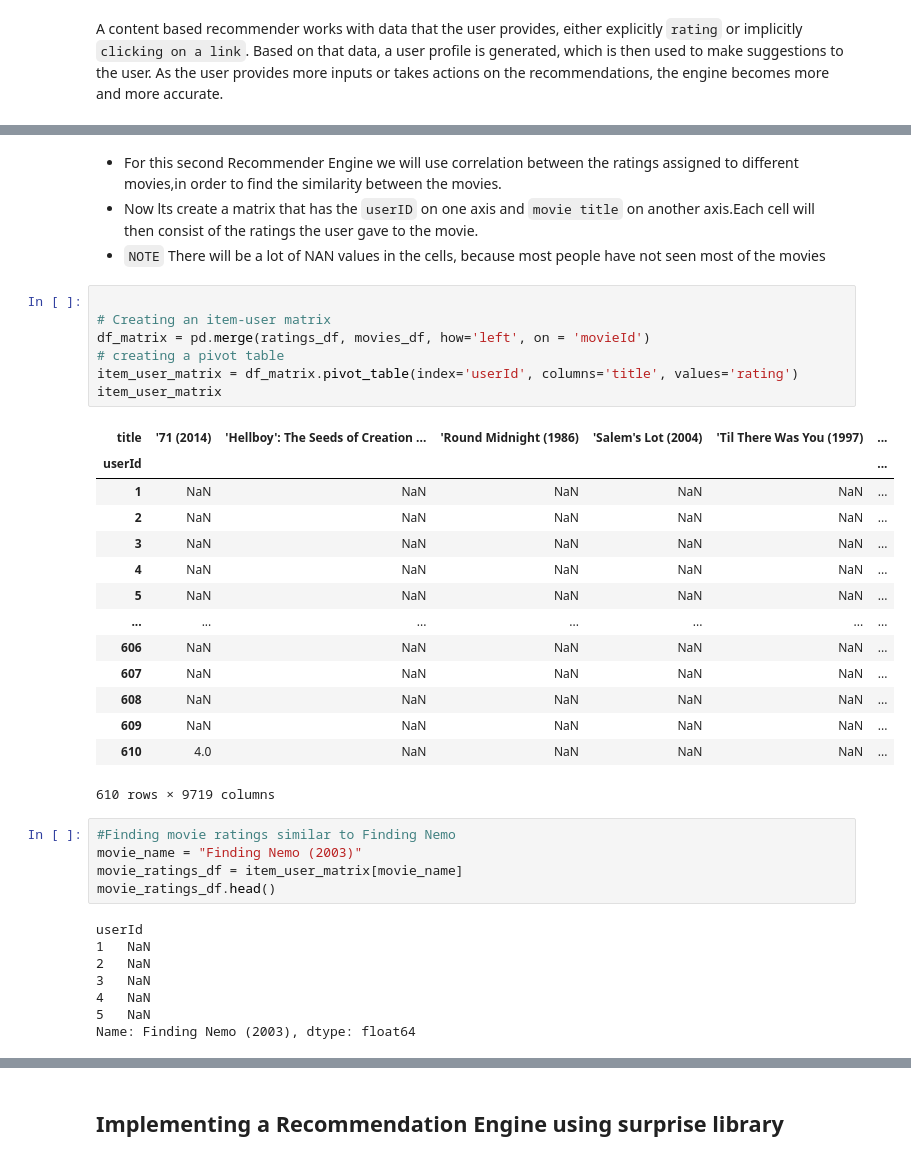
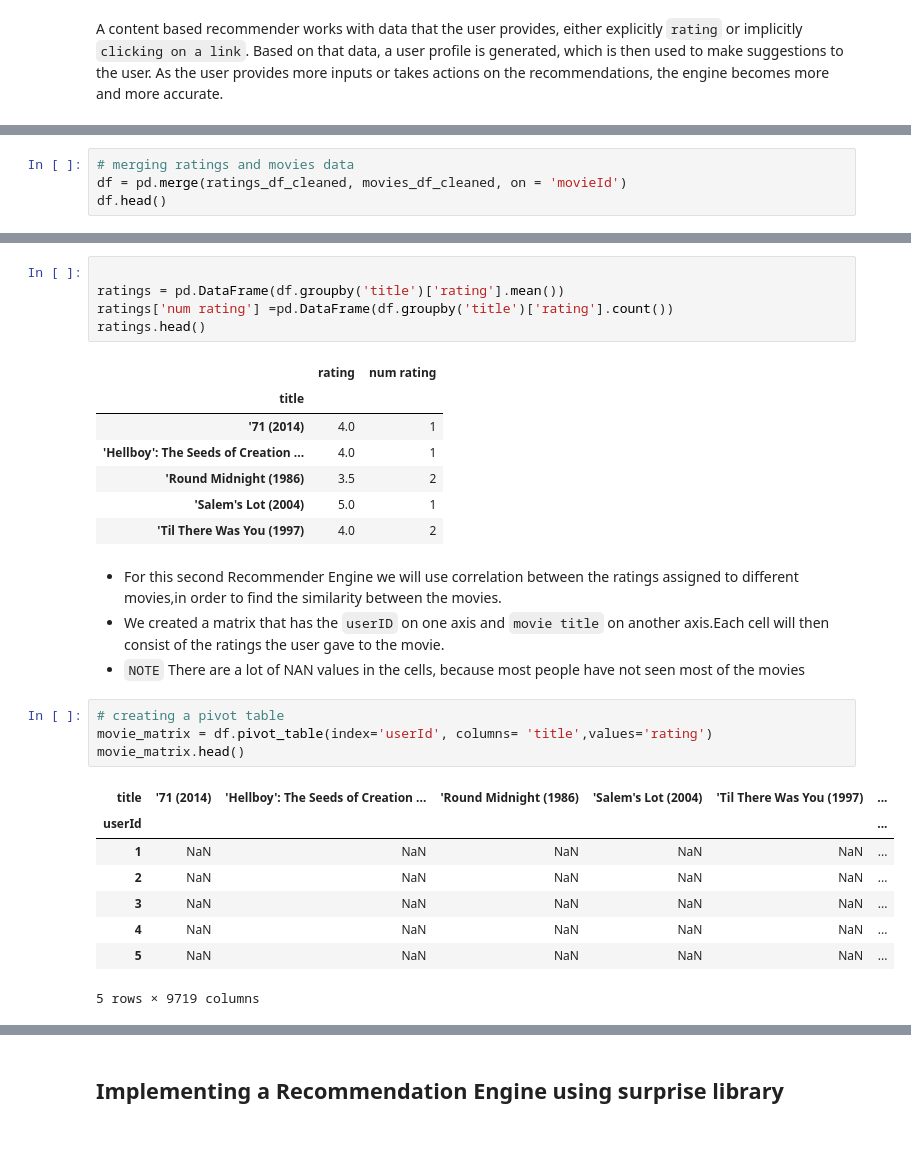
Before and after one commit to E-Juliet/Movie-reccomender, a Jupyter notebook: phase_4_project.ipynb, the cells around one changed output, grey strips where cells are left out. Cells and saved outputs as stored; diff of their text form.

```diff
--- a/phase_4_project.ipynb
+++ b/phase_4_project.ipynb
@@ -803,0 +820,4 @@ A content based recommender works with data that the user provides, either expli
+# %%
+# merging ratings and movies data
+df = pd.merge(ratings_df_cleaned, movies_df_cleaned, on = 'movieId')
+df.head()
@@ -804,39 +831,30 @@ A content based recommender works with data that the user provides, either expli
+# %%
+
+ratings = pd.DataFrame(df.groupby('title')['rating'].mean())
+ratings['num rating'] =pd.DataFrame(df.groupby('title')['rating'].count())
+ratings.head()
+# %% [output]
+|  | rating | num rating |
+| title |  |  |
+| '71 (2014) | 4.0 | 1 |
+| 'Hellboy': The Seeds of Creation ... | 4.0 | 1 |
+| 'Round Midnight (1986) | 3.5 | 2 |
+| 'Salem's Lot (2004) | 5.0 | 1 |
+| 'Til There Was You (1997) | 4.0 | 2 |
 # %% [markdown]
 - For this second Recommender Engine we will use correlation between the ratings assigned to different movies,in order to find the similarity between the movies.
-- Now lts create a matrix that has the `userID` on one axis and `movie title` on another axis.Each cell will then consist of the ratings the user gave to the movie.
-- `NOTE` There will be a lot of NAN values in the cells, because most people have not seen most of the movies
+- We created a matrix that has the `userID` on one axis and `movie title` on another axis.Each cell will then consist of the ratings the user gave to the movie.
+- `NOTE` There are a lot of NAN values in the cells, because most people have not seen most of the movies
 # %%
-
-# Creating an item-user matrix
-df_matrix = pd.merge(ratings_df, movies_df, how='left', on = 'movieId')
 # creating a pivot table
-item_user_matrix = df_matrix.pivot_table(index='userId', columns='title', values='rating')
-item_user_matrix
+movie_matrix = df.pivot_table(index='userId', columns= 'title',values='rating')
+movie_matrix.head()
 # %% [output]
 | title | '71 (2014) | 'Hellboy': The Seeds of Creation ... | 'Round Midnight (1986) | 'Salem's Lot (2004) | 'Til There Was You (1997) | ... |
 | userId |  |  |  |  |  | ... |
 | 1 | NaN | NaN | NaN | NaN | NaN | ... |
 | 2 | NaN | NaN | NaN | NaN | NaN | ... |
 | 3 | NaN | NaN | NaN | NaN | NaN | ... |
 | 4 | NaN | NaN | NaN | NaN | NaN | ... |
 | 5 | NaN | NaN | NaN | NaN | NaN | ... |
-| ... | ... | ... | ... | ... | ... | ... |
-| 606 | NaN | NaN | NaN | NaN | NaN | ... |
-| 607 | NaN | NaN | NaN | NaN | NaN | ... |
-| 608 | NaN | NaN | NaN | NaN | NaN | ... |
-| 609 | NaN | NaN | NaN | NaN | NaN | ... |
-| 610 | 4.0 | NaN | NaN | NaN | NaN | ... |
-610 rows × 9719 columns
+5 rows × 9719 columns
-# %%
-#Finding movie ratings similar to Finding Nemo
-movie_name = "Finding Nemo (2003)"
-movie_ratings_df = item_user_matrix[movie_name]
-movie_ratings_df.head()
-# %% [output]
-userId
-1   NaN
-2   NaN
-3   NaN
-4   NaN
-5   NaN
-Name: Finding Nemo (2003), dtype: float64
```
Also changed, not shown: parts of 19 cells of this notebook.
